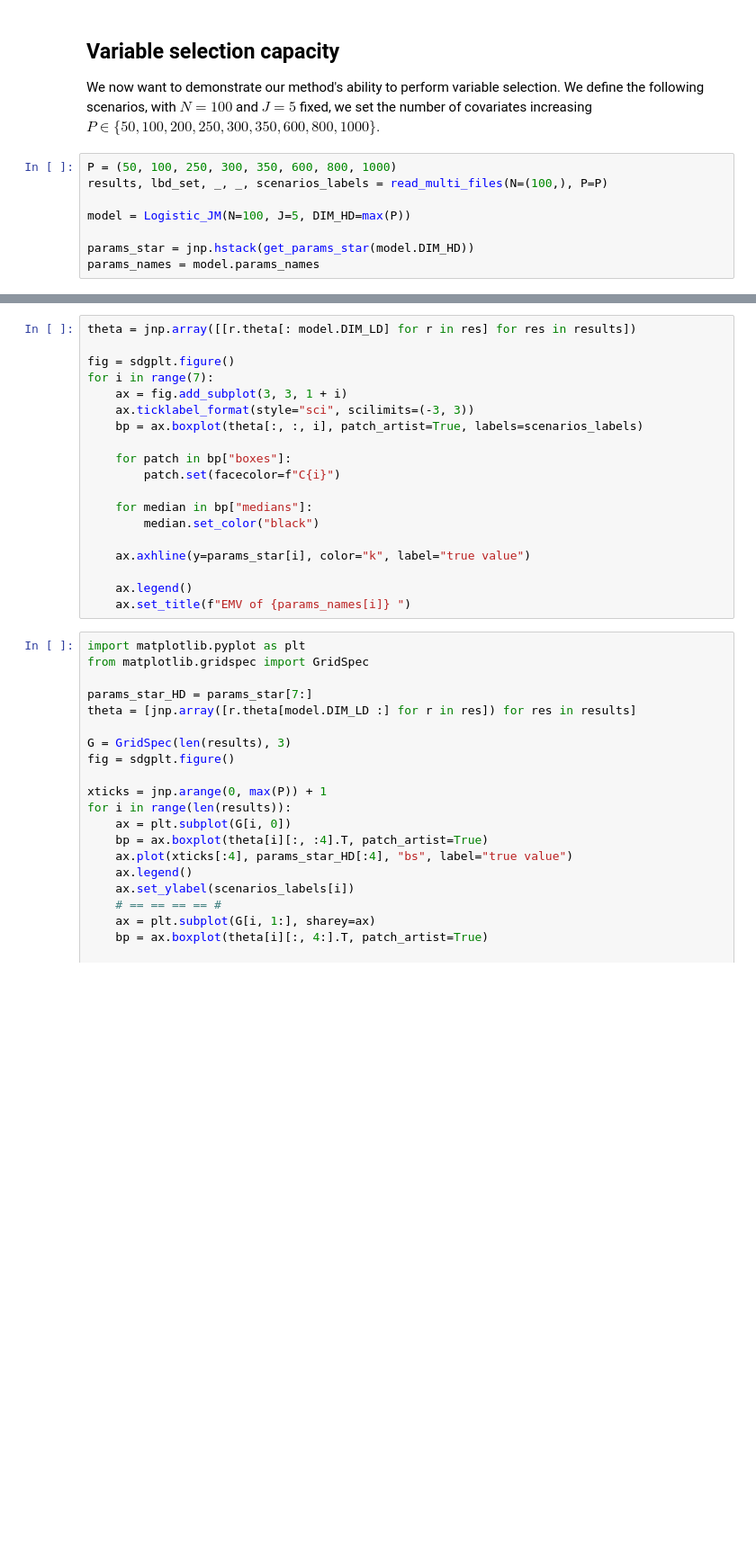
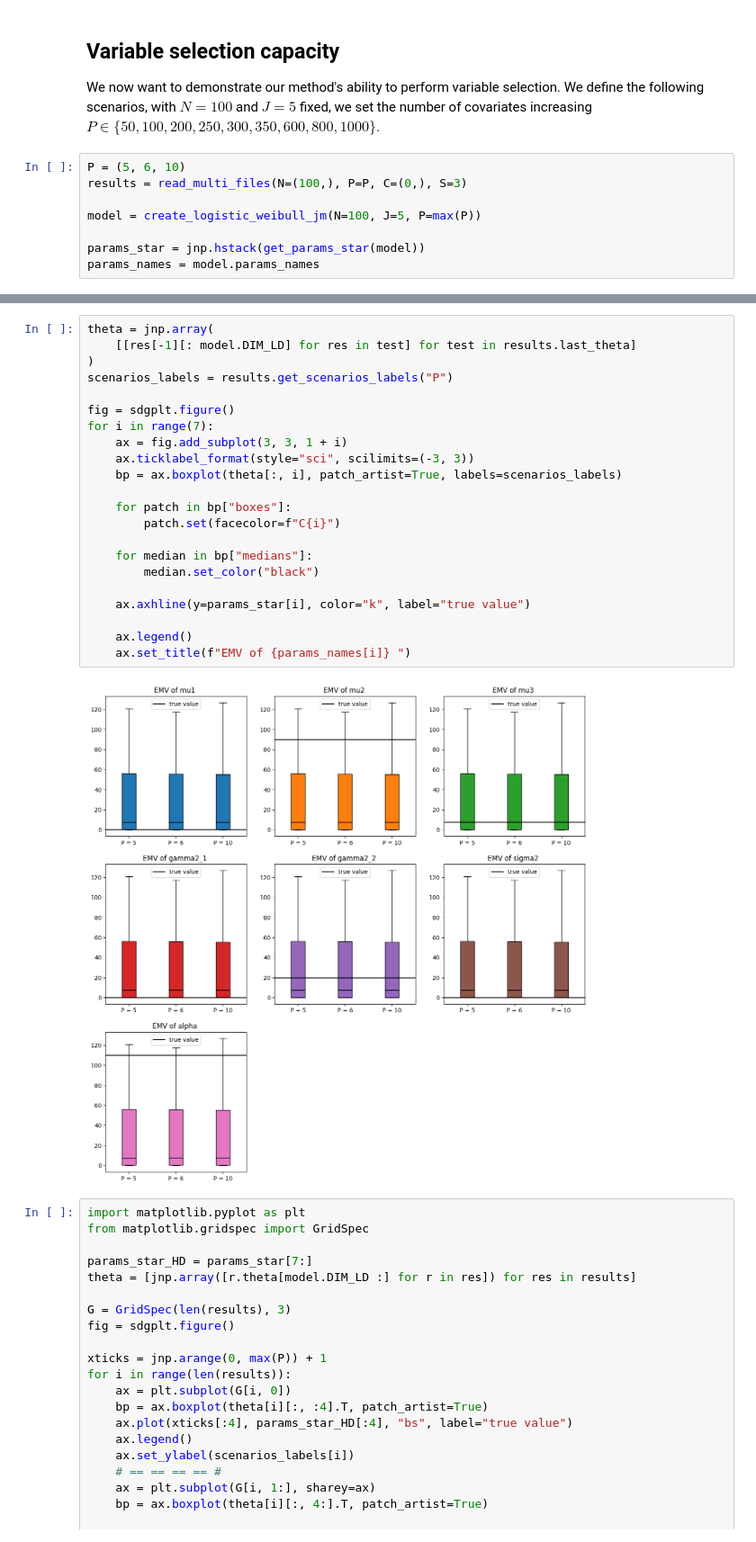
Before and after one commit to caillebotteAntoine/sdg4varselect, a Jupyter notebook: results/simulation_study.ipynb, the cells around one changed output, grey strips where cells are left out. Shown at 90% size. Drawn from its saved outputs; the diff is of its cells as text; blank space fills up the shorter version.

Commit message:
run test

```diff
--- a/results/simulation_study.ipynb
+++ b/results/simulation_study.ipynb
@@ -216,10 +199,10 @@ ValueError: 'c' argument has 1400 elements, which is inconsistent with 'x' and '
 
 We now want to demonstrate our method's ability to perform variable selection. We define the following scenarios, with $N=100$ and $J=5$ fixed, we set the number of covariates increasing $P\in\{50,100,200,250,300,350,600, 800, 1000\}$.
 # %%
-P = (50, 100, 250, 300, 350, 600, 800, 1000)
-results, lbd_set, _, _, scenarios_labels = read_multi_files(N=(100,), P=P)
+P = (5, 6, 10)
+results = read_multi_files(N=(100,), P=P, C=(0,), S=3)
 
-model = Logistic_JM(N=100, J=5, DIM_HD=max(P))
+model = create_logistic_weibull_jm(N=100, J=5, P=max(P))
 
-params_star = jnp.hstack(get_params_star(model.DIM_HD))
+params_star = jnp.hstack(get_params_star(model))
 params_names = model.params_names
@@ -226,22 +221,27 @@ params_names = model.params_names
 # %%
-theta = jnp.array([[r.theta[: model.DIM_LD] for r in res] for res in results])
+theta = jnp.array(
+    [[res[-1][: model.DIM_LD] for res in test] for test in results.last_theta]
+)
+scenarios_labels = results.get_scenarios_labels("P")
 
 fig = sdgplt.figure()
 for i in range(7):
     ax = fig.add_subplot(3, 3, 1 + i)
     ax.ticklabel_format(style="sci", scilimits=(-3, 3))
-    bp = ax.boxplot(theta[:, :, i], patch_artist=True, labels=scenarios_labels)
+    bp = ax.boxplot(theta[:, i], patch_artist=True, labels=scenarios_labels)
 
     for patch in bp["boxes"]:
         patch.set(facecolor=f"C{i}")
 
     for median in bp["medians"]:
         median.set_color("black")
 
     ax.axhline(y=params_star[i], color="k", label="true value")
 
     ax.legend()
     ax.set_title(f"EMV of {params_names[i]} ")
+# %% [output]
+[figure, added]
 # %%
 import matplotlib.pyplot as plt
 from matplotlib.gridspec import GridSpec
```
Also changed, not shown: parts of 11 cells of this notebook, 19 other files.
